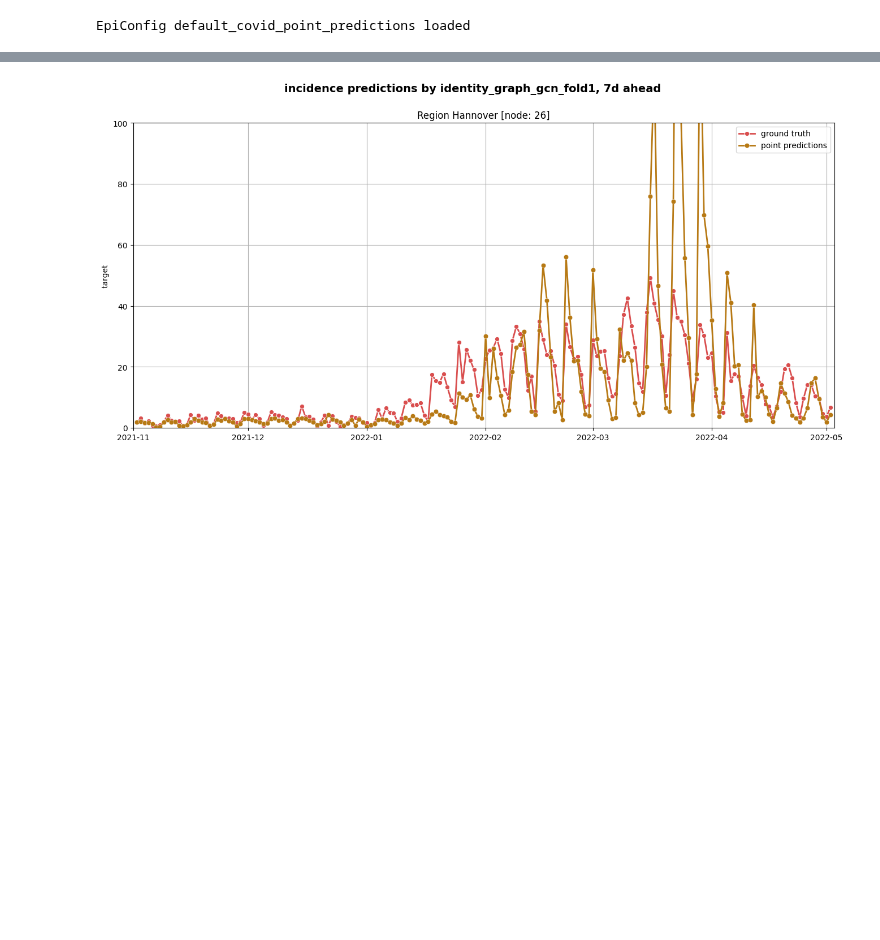
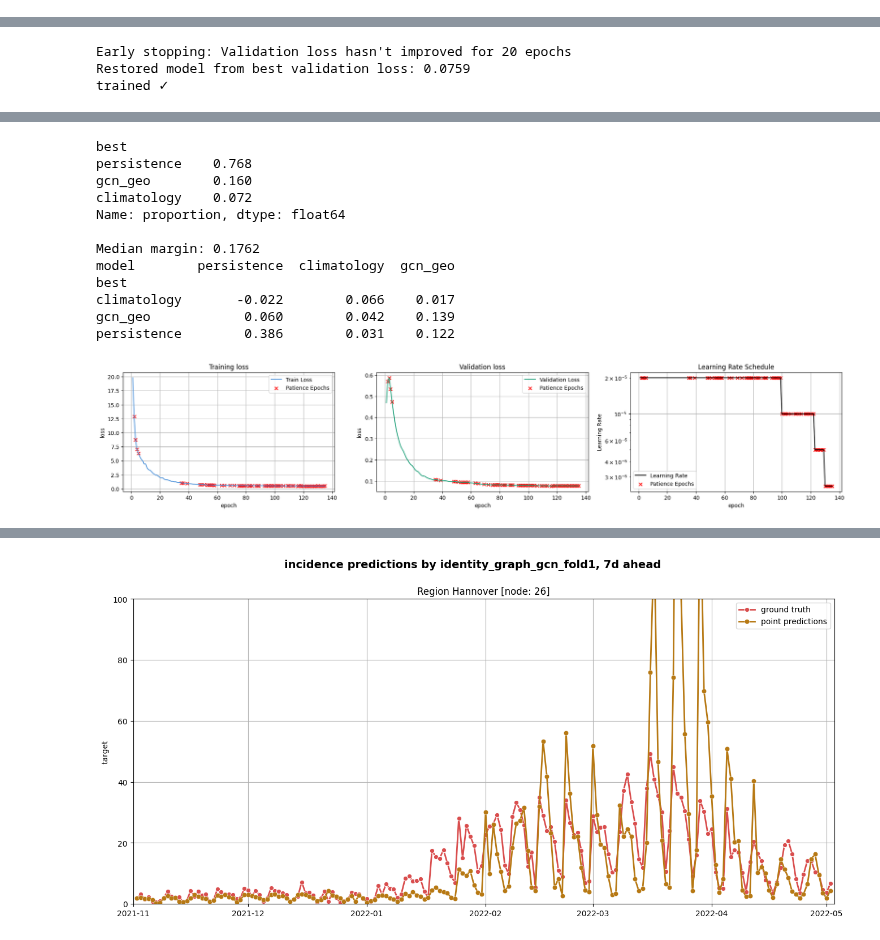
Before and after one commit to stends2001/infectious_disease_gnn, a Jupyter notebook: src/notebooks/crossval.ipynb, the cells around one changed output, grey strips where cells are left out. Saved outputs shown, nothing was run; the diff lists cells and outputs as text; code cells hidden in the pictures; blank space fills up the shorter version.

```diff
--- a/src/notebooks/crossval.ipynb
+++ b/src/notebooks/crossval.ipynb
@@ -28,31 +57,57 @@ print(cv_config)
 # %%
-global_epiconfig = EpiConfig.load_config('default_covid_point_predictions')
-# global_epiconfig.feature_gisd = False
-# global_epiconfig.time_index_w = False
-
-fold_collection = FoldCollection.build(cv_config, global_epiconfig)
+fold_collection = FoldCollection.build(cv_config, global_config)
-# %% [output]
-EpiConfig default_covid_point_predictions loaded
 # %%
 from src.dataloading import BaseLineDataLoaderManager
 
 from src.models import PersistenceModel, ClimateologyModel
 # %%
-models = {}
+from src.dataloading import BaseLineDataLoaderManager, GraphDataLoaderManager
+from src.models import PersistenceModel, ClimateologyModel, DecoupledGCNModel, SimpleGCNModel
+from src.evaluation import Evaluator
 
-for fold_idx, fold in enumerate(fold_collection):
+# ── pick a fold ───────────────────────────────────────────────────────────────
+fold = fold_collection[6]
+print(fold_collection.summary())  # sanity check dates
 
-    baseline_data            = BaseLineDataLoaderManager(fold.data_orch)
+# ── baselines ─────────────────────────────────────────────────────────────────
+baseline_data = BaseLineDataLoaderManager(fold.data_orch)
 
-    persistence_predictor   = PersistenceModel(baseline_data,name   = f'fold{fold_idx+1}')
-    climateology            = ClimateologyModel(baseline_data,name  = f'fold{fold_idx+1}')
+persistence   = PersistenceModel(baseline_data,  name='persistence')
+climatology   = ClimateologyModel(baseline_data, name='climatology')
 
+for m in [persistence, climatology]:
+    m.train()
+    m.forecast('test')
 
-    for ml in [persistence_predictor, climateology]:
-        ml.train()
+# ── one GNN to start ──────────────────────────────────────────────────────────
+loader = GraphDataLoaderManager(fold.data_orch).retrieve_static_graph('test1').build()
+gcn    = SimpleGCNModel(loader, name='gcn_geo', verbose=2)
+gcn.set_model_hparams()
+gcn.set_global_hparams(lr=0.00002, n_epochs=500, loss='mse', patience=20,
+                        scheduler='plateau',
+                        scheduler_kwargs={'mode': 'min', 'factor': 0.5, 'patience': 6},
+                        min_delta=0.0001)
+gcn.train()
+gcn.forecast('test')
 
-    persistence_predictor.forecast('test')
-    climateology.forecast('test')
+# ── evaluate ──────────────────────────────────────────────────────────────────
+evaluator = Evaluator([persistence, climatology, gcn])
+evaluator.add_evaluation(0, 'test')
 
-    models_fold = [persistence_predictor,climateology]
-    models[f'fold{fold_idx+1}'] = models_fold
+metrics = evaluator.data_compilation.get_data(0, 'test')['metrics']
+
+# ── quick winner summary ──────────────────────────────────────────────────────
+model_cols = ['persistence', 'climatology', 'gcn_geo']
+
+df_wide = (metrics
+    .pivot_table(index='nuts_node', columns='model', values='ccc')
+    .reset_index())
+
+df_wide['best']   = df_wide[model_cols].idxmax(axis=1)
+df_wide['margin'] = df_wide[model_cols].max(axis=1) - df_wide[model_cols].apply(
+    lambda r: r.nlargest(2).iloc[1], axis=1)
+
+print(df_wide['best'].value_counts(normalize=True).round(3))
+print(f"\nMedian margin: {df_wide['margin'].median():.4f}")
+print(df_wide.groupby('best')[model_cols].mean().round(3))
+# %% [output]
@@ -58,0 +131,3 @@ for fold_idx, fold in enumerate(fold_collection):
+Early stopping: Validation loss hasn't improved for 20 epochs
+Restored model from best validation loss: 0.0759
+trained ✓
@@ -58,0 +136,13 @@ for fold_idx, fold in enumerate(fold_collection):
+best
+persistence    0.768
+gcn_geo        0.160
+climatology    0.072
+Name: proportion, dtype: float64
+
+Median margin: 0.1762
+model        persistence  climatology  gcn_geo
+best
+climatology       -0.022        0.066    0.017
+gcn_geo            0.060        0.042    0.139
+persistence        0.386        0.031    0.122
+[figure, added]
```
Also changed, not shown: parts of 14 cells of this notebook, 6 other files.
